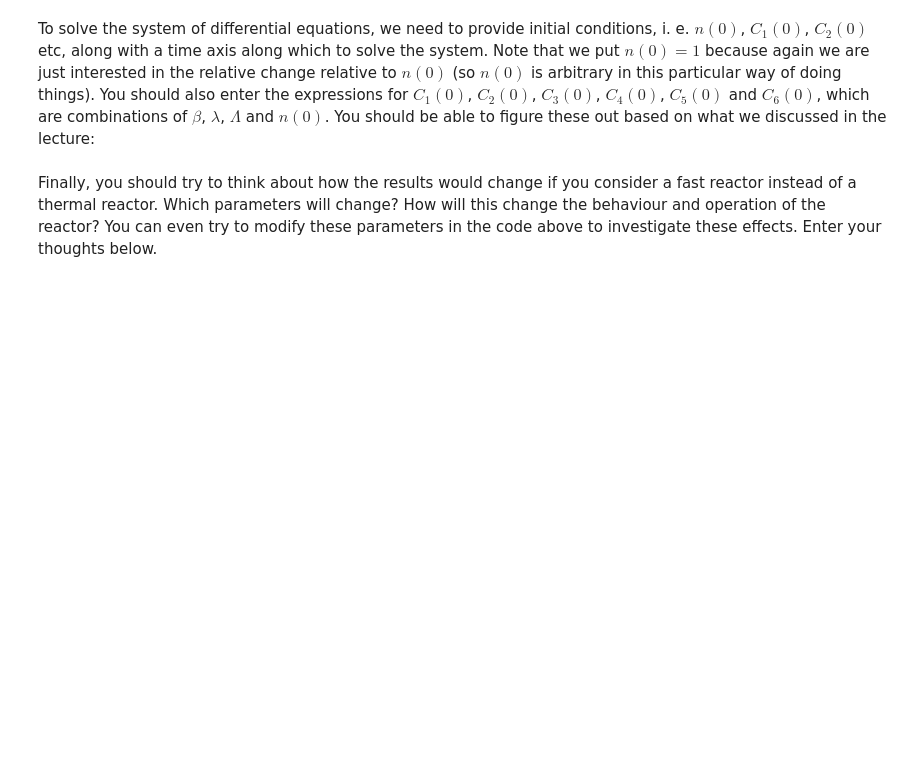
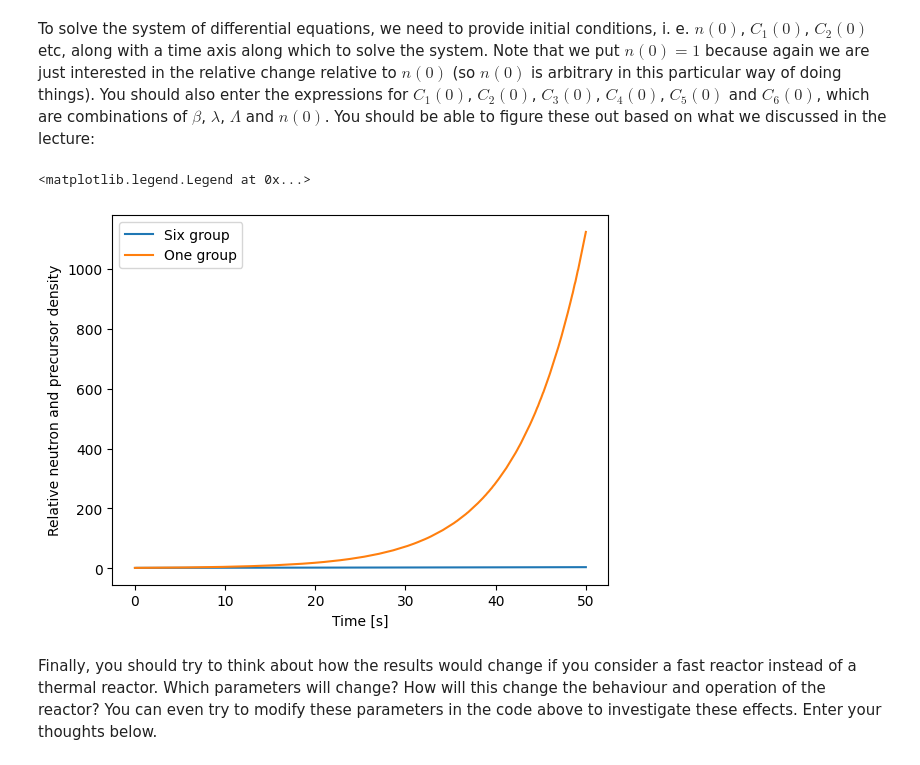
Before and after one commit to jenshoej/ReactorPhysics, a Jupyter notebook: Datalabs/Datalab08/8-Reactor_kinetics.ipynb, the cells around one changed output. Saved outputs shown, nothing was run; the diff lists cells and outputs as text; code cells hidden in the pictures; blank space fills up the shorter version.

```diff
--- a/Datalabs/Datalab08/8-Reactor_kinetics.ipynb
+++ b/Datalabs/Datalab08/8-Reactor_kinetics.ipynb
@@ -385,52 +385,55 @@ Then, define the system of differential equations:
 def six_group_system(t, z, rho, beta_six_gr, Lambda, lambda_six_gr):
 
     n, C1, C2, C3, C4, C5, C6 = z
-
+    Cs = [C1, C2, C3, C4, C5, C6]
     beta_tot = sum(beta_six_gr)
 
     ## Here, enter the six-group point kinetics equations (i. e. dn/dt, dC1/dt, dC2_dt, ...):
-    dn_dt = # enter code here
-    dC1_dt = # enter code here
-    dC2_dt = # enter code here
-    dC3_dt = # enter code here
-    dC4_dt = # enter code here
-    dC5_dt = # enter code here
-    dC6_dt = # enter code here
+    dn_dt = (rho - beta_tot)/Lambda * n + np.sum(lambda_six_gr*Cs)
+    dC1_dt = beta_six_gr[0]/Lambda*n - lambda_six_gr[0]*Cs[0]
+    dC2_dt = beta_six_gr[1]/Lambda*n - lambda_six_gr[1]*Cs[1]
+    dC3_dt = beta_six_gr[2]/Lambda*n - lambda_six_gr[2]*Cs[2]
+    dC4_dt = beta_six_gr[3]/Lambda*n - lambda_six_gr[3]*Cs[3]
+    dC5_dt = beta_six_gr[4]/Lambda*n - lambda_six_gr[4]*Cs[4]
+    dC6_dt = beta_six_gr[5]/Lambda*n - lambda_six_gr[5]*Cs[5]
 
     return [dn_dt, dC1_dt, dC2_dt, dC3_dt, dC4_dt, dC5_dt, dC6_dt]
 # %% [markdown]
 To solve the system of differential equations, we need to provide initial conditions, i. e. $n(0)$, $C_1(0)$, $C_2(0)$ etc, along with a time axis along which to solve the system. Note that we put $n(0) = 1$ because again we are just interested in the relative change relative to $n(0)$ (so $n(0)$ is arbitrary in this particular way of doing things). You should also enter the expressions for $C_1(0)$, $C_2(0)$, $C_3(0)$, $C_4(0)$, $C_5(0)$ and $C_6(0)$, which are combinations of $\beta$, $\lambda$, $\Lambda$ and $n(0)$. You should be able to figure these out based on what we discussed in the lecture:
 # %%
 n_0 = 1
-C1_0 = # enter code here
-C2_0 = # enter code here
-C3_0 = # enter code here
-C4_0 = # enter code here
-C5_0 = # enter code here
-C6_0 = # enter code here
+C1_0 = beta_six_gr[0]/(lambda_six_gr[0]*Lambda)
+C2_0 = beta_six_gr[1]/(lambda_six_gr[1]*Lambda)
+C3_0 = beta_six_gr[2]/(lambda_six_gr[2]*Lambda)
+C4_0 = beta_six_gr[3]/(lambda_six_gr[3]*Lambda)
+C5_0 = beta_six_gr[4]/(lambda_six_gr[4]*Lambda)
+C6_0 = beta_six_gr[5]/(lambda_six_gr[5]*Lambda)
 
-t_numerical = np.linspace(0, 50, 1000)                      # solve the problem between t = 0 and t=50 seconds.
+t_numerical = np.linspace(0, 50, 1000)
 
 solution = solve_ivp(fun=six_group_system, t_span=[t_numerical[0], t_numerical[-1]], y0=[n_0, C1_0, C2_0, C3_0, C4_0, C5_0, C6_0], args=(rho, beta_six_gr, Lambda, lambda_six_gr), dense_output=True)          ## dense_output allows you to solve explicitly for the whole t vector later
 
 
 solution_six_gr = solution.sol(t_numerical)
 
 
 n_numerical_six_gr = solution_six_gr[0]
 C1_numerical_six_gr = solution_six_gr[1]
 C2_numerical_six_gr = solution_six_gr[2]
 C3_numerical_six_gr = solution_six_gr[3]
 C4_numerical_six_gr = solution_six_gr[4]
 C5_numerical_six_gr = solution_six_gr[5]
 C6_numerical_six_gr = solution_six_gr[6]
 
 plt.plot(t_numerical, n_numerical_six_gr/n_0, label='Six group')
 plt.plot(t_numerical, n_numerical_one_gr/n_0, label='One group')
 
 plt.xlabel('Time [s]')
 plt.ylabel('Relative neutron and precursor density')
 plt.legend()
+# %% [output]
+<matplotlib.legend.Legend at 0x...>
+[figure, added]
 # %% [markdown]
 Finally, you should try to think about how the results would change if you consider a fast reactor instead of a thermal reactor. Which parameters will change? How will this change the behaviour and operation of the reactor? You can even try to modify these parameters in the code above to investigate these effects. Enter your thoughts below.
 # %% [markdown]
```
Also changed, not shown: parts of 9 cells of this notebook.
